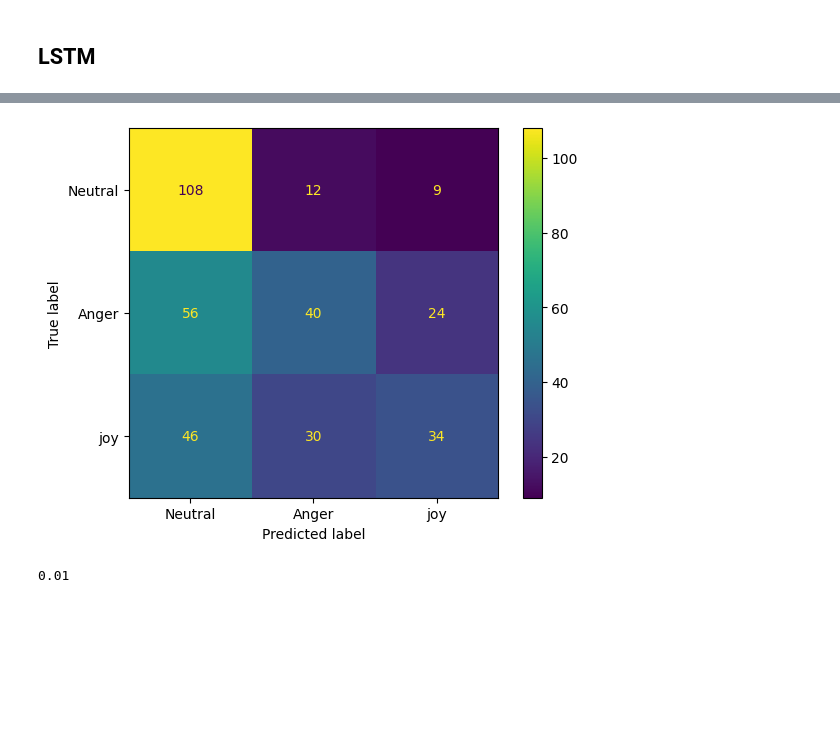
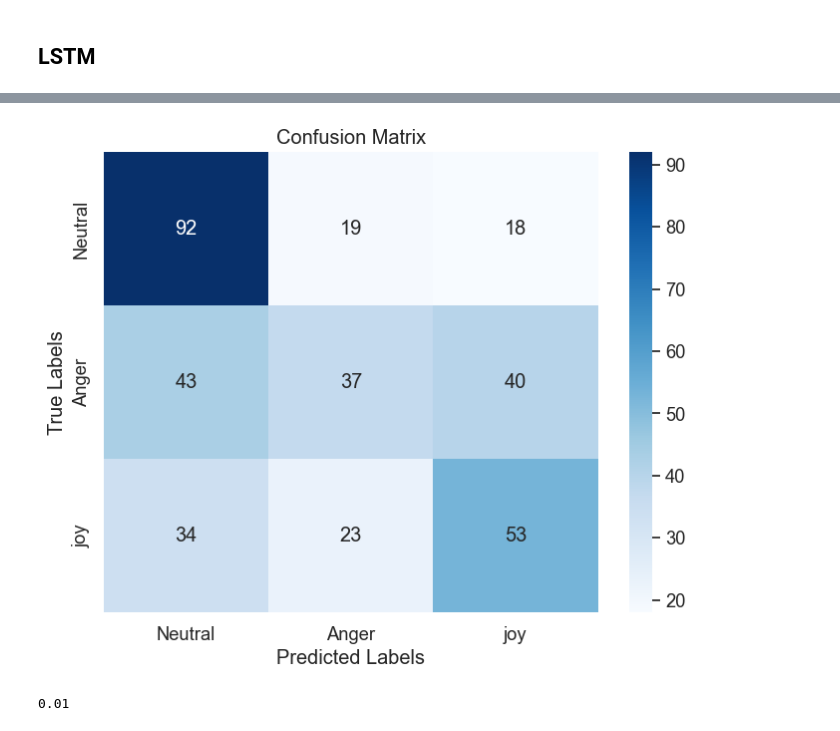
Before and after one commit to rodrigolemos99/MonicaWeek7, a Jupyter notebook: NLP_embeddingswithLSTM.ipynb, the cells around one changed output, grey strips where cells are left out. Cells and saved outputs as stored; diff of their text form; code cells hidden in the pictures; blank space fills up the shorter version.

Commit message:
Notebook with LSTM

```diff
--- a/NLP_embeddingswithLSTM.ipynb
+++ b/NLP_embeddingswithLSTM.ipynb
@@ -60,3 +57,14 @@ df_dev = df_dev[df_dev['image_names'].isin(list(all_files_dev))]
+# %%
+df_train_copied = df_train.copy()
+df_dev_copied = df_dev.copy()
+# %%
+
+
+df_train = df_train_copied[df_train_copied['image_names'].isin(list(all_files))]
+df_dev = df_dev_copied[df_dev_copied['image_names'].isin(list(all_files_dev))]
+
+df_train_allfiles = df_train_copied[df_train_copied['Emotion'].isin(['neutral', 'joy', 'anger'])]
+df_dev_allfiles = df_dev_copied[df_dev_copied['Emotion'].isin(['neutral', 'joy', 'anger'])]
 # %%
 df_train.Emotion.value_counts()
 # %% [output]
@@ -187,7 +223,7 @@ precision, recall = Precision(), Recall()
 def get_model (lr):
 
     text = Input(shape = (20, 300))
-    lstm1 = Bidirectional(LSTM(300, return_sequences = False, input_shape = (20, 300), dropout=0.3))(text)
+    lstm1 = Bidirectional(LSTM(301, return_sequences = False, input_shape = (20, 300), dropout=0.1))(text)
     dense = Dense(3, activation = 'softmax')(lstm1)
 
     model = keras.Model(inputs=text, outputs=dense, name="Context_bLSTM_text_model")
@@ -218,7 +254,7 @@ Non-trainable params: 0 (0.00 Byte)
 _________________________________________________________________
 None
 # %%
-learning_rates = [0.0001,0.005,0.01]
+learning_rates = [0.01]
 
 for l_r in learning_rates:
 
@@ -290,12 +323,22 @@ Weighted Scores:
+# %%
+classes = ['Neutral', 'Anger', 'joy']
+confusion = confusion_matrix(true_label, predicted_label)
+plt.figure(figsize=(8, 6))
+sns.set(font_scale=1.2)  # Ajusta o tamanho da fonte para tornar o gráfico mais legível
+sns.heatmap(confusion, annot=True, fmt='g', cmap='Blues', xticklabels=classes, yticklabels=classes)
+plt.xlabel('Predicted Labels')
+plt.ylabel('True Labels')
+plt.title('Confusion Matrix')
+plt.show()
+# %% [output]
+[figure, added]
 # %%
-labels = ['Neutral', 'Anger', 'joy']
+# labels = ['Neutral', 'Anger', 'joy']
 
-cf = confusion_matrix(true_label, predicted_label)
-disp = ConfusionMatrixDisplay(cf, display_labels=labels)
-disp.plot()
-plt.show()
+# cf = confusion_matrix(true_label, predicted_label)
+# disp = ConfusionMatrixDisplay(cf, display_labels=labels)
+# disp.plot()
+# plt.show()
-# %% [output]
-[figure, removed]
 # %%
 import keras.backend as K
 
```
Also changed, not shown: parts of 24 cells of this notebook.
